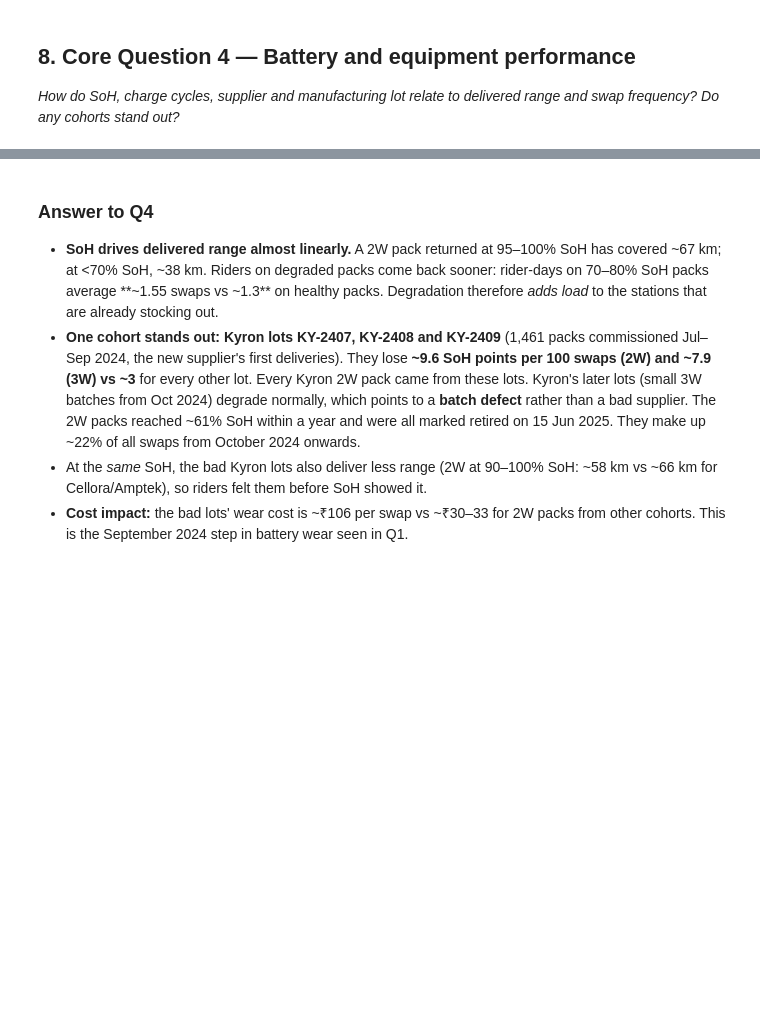
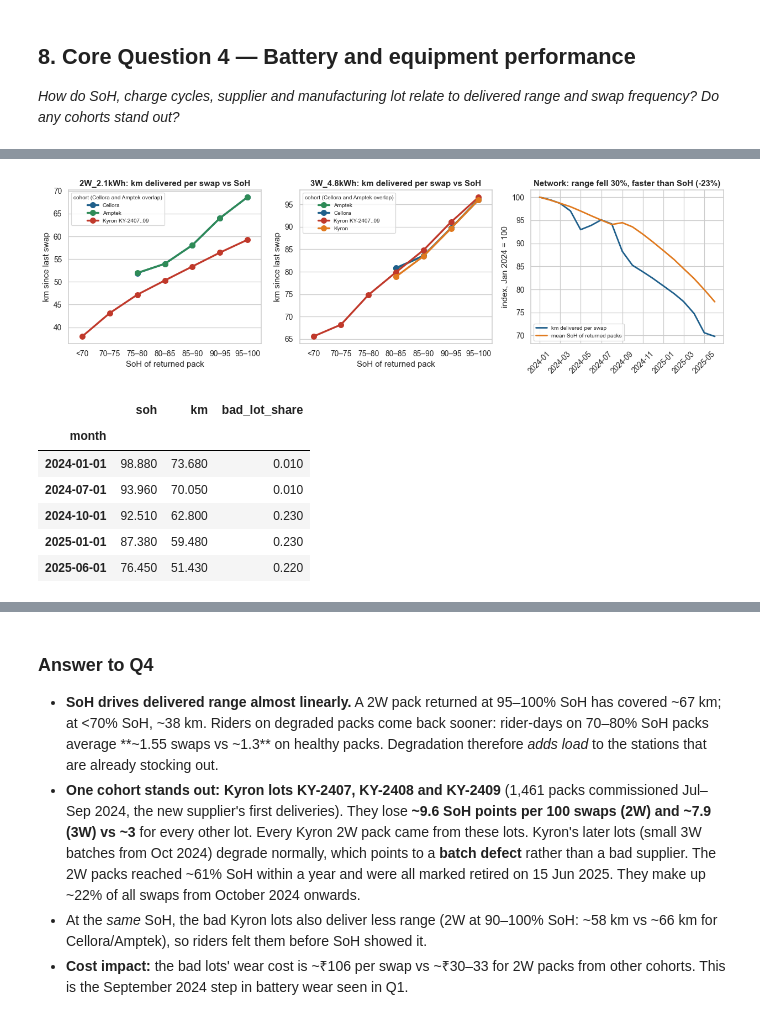
Before and after one commit to andringodson/Hackathon-DataAnalytics, a Jupyter notebook: notebooks/VoltRelay_Analysis.ipynb, the cells around one changed output, grey strips where cells are left out. Saved outputs shown, nothing was run; the diff lists cells and outputs as text; code cells hidden in the pictures; blank space fills up the shorter version.

```diff
--- a/notebooks/VoltRelay_Analysis.ipynb
+++ b/notebooks/VoltRelay_Analysis.ipynb
@@ -540,22 +819,31 @@ print(bt.groupby("bms_firmware").soh_loss_per_100_swaps.mean().round(2).to_dict(
 # %%
 rng = comp.dropna(subset=["km_valid", "soh_in_pct"])[["battery_in_id", "soh_in_pct", "km_valid", "energy_to_recharge_kwh", "month"]].copy()
 rng = rng.merge(bt[["battery_id", "cohort", "pack_type"]].rename(columns={"battery_id": "battery_in_id"}), on="battery_in_id")
 rng["soh_band"] = pd.cut(rng.soh_in_pct, [50, 70, 75, 80, 85, 90, 95, 100.01], labels=["<70", "70–75", "75–80", "80–85", "85–90", "90–95", "95–100"])
 fig, axes = plt.subplots(1, 3, figsize=(17, 4))
 for ax, pt in zip(axes[:2], ["2W_2.1kWh", "3W_4.8kWh"]):
     sns.pointplot(data=rng[rng.pack_type == pt], x="soh_band", y="km_valid", hue="cohort", ax=ax, errorbar=None,
                   palette={"Cellora": PAL["primary"], "Amptek": PAL["good"], "Kyron": PAL["accent"], "Kyron KY-2407..09": PAL["bad"]})
     ax.set_title(f"{pt}: km delivered per swap vs SoH"); ax.set_xlabel("SoH of returned pack"); ax.set_ylabel("km since last swap")
     ax.legend(title="cohort (Cellora and Amptek overlap)", fontsize=8, title_fontsize=8)
 mt = rng.groupby("month").agg(soh=("soh_in_pct", "mean"), km=("km_valid", "mean"))
 mt["bad_lot_share"] = comp.assign(bad=comp.battery_out_id.astype(str).isin(bt.loc[bt.cohort == "Kyron KY-2407..09", "battery_id"])).groupby("month").bad.mean()
 ax = axes[2]
-ax.plot(mt.index, mt.km, color=PAL["primary"], lw=2.2, label="km per swap"); ax.set_ylabel("km per swap")
-ax2 = ax.twinx(); ax2.plot(mt.index, mt.soh, color=PAL["accent"], lw=2.2, label="mean SoH of returned packs"); ax2.grid(False); ax2.set_ylabel("SoH %")
-ax.set_title("Network: delivered range fell 30% as the fleet aged"); ax.tick_params(axis="x", rotation=45)
-ax.legend(ax.get_lines() + ax2.get_lines(), ["km per swap", "mean SoH of returned packs"], loc="lower left", fontsize=8)
+ax.plot(mt.index, mt.km / mt.km.iloc[0] * 100, color=PAL["primary"], lw=2.2, label="km delivered per swap")
+ax.plot(mt.index, mt.soh / mt.soh.iloc[0] * 100, color=PAL["accent"], lw=2.2, label="mean SoH of returned packs")
+ax.set_ylabel("index, Jan 2024 = 100"); ax.set_title("Network: range fell 30%, faster than SoH (-23%)"); ax.tick_params(axis="x", rotation=45)
+ax.legend(loc="lower left", fontsize=8)
 save(fig, "08_range_vs_soh")
 mt.iloc[[0, 6, 9, 12, 17]].round(2)
+# %% [output]
+[figure, added]
+|  | soh | km | bad_lot_share |
+| month |  |  |  |
+| 2024-01-01 | 98.880 | 73.680 | 0.010 |
+| 2024-07-01 | 93.960 | 70.050 | 0.010 |
+| 2024-10-01 | 92.510 | 62.800 | 0.230 |
+| 2025-01-01 | 87.380 | 59.480 | 0.230 |
+| 2025-06-01 | 76.450 | 51.430 | 0.220 |
 # %%
 rdd = comp.groupby(["rider_id", "date"], observed=True).agg(swaps=("event_id", "size"), soh=("soh_out_pct", "mean"))
 rdd["soh_band"] = pd.cut(rdd.soh, [50, 70, 75, 80, 85, 90, 95, 100.01], labels=["<70", "70–75", "75–80", "80–85", "85–90", "90–95", "95–100"])
```
Also changed, not shown: parts of 61 cells of this notebook, 44 other files.
